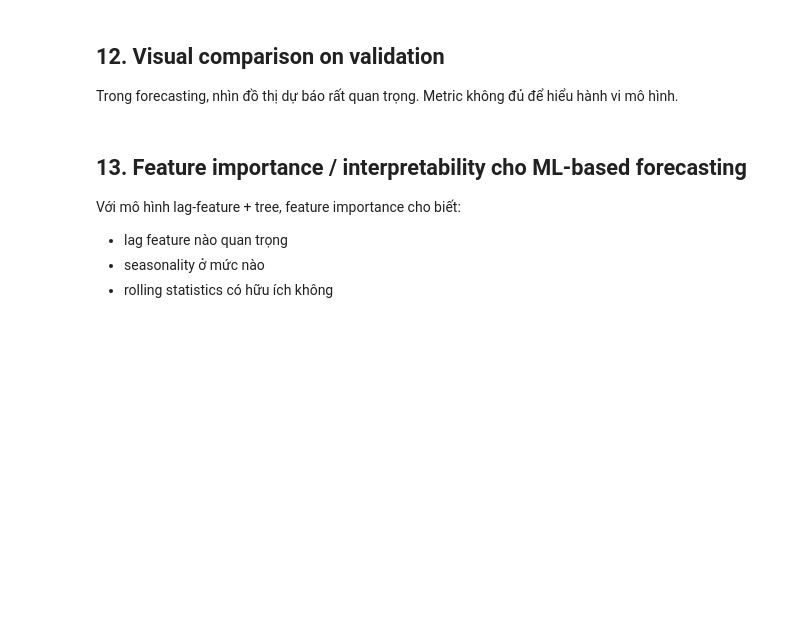
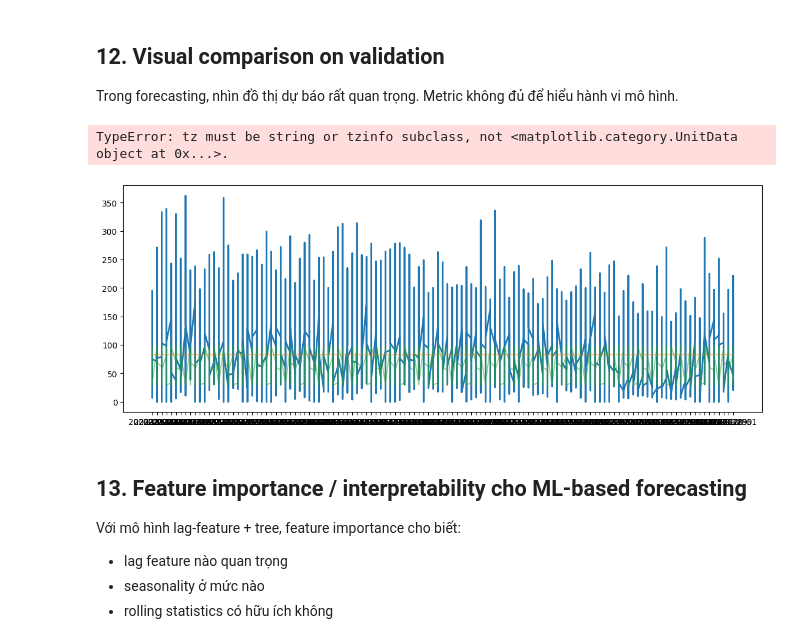
Before and after one commit to ngyxntthaoo/IS6404.CH201-Phan-tich-du-lieu-nang-cao, a Jupyter notebook: Lab04c_Lec06_TimeSeries_ML_Forecasting_PTDL.ipynb, the cells around one changed output. Saved outputs shown, nothing was run; the diff lists cells and outputs as text; code cells hidden in the pictures; blank space fills up the shorter version.

```diff
--- a/Lab04c_Lec06_TimeSeries_ML_Forecasting_PTDL.ipynb
+++ b/Lab04c_Lec06_TimeSeries_ML_Forecasting_PTDL.ipynb
@@ -189,5 +248,5 @@ def seasonal_naive_predict(history_values, horizon, season_length=7):
         preds.append(history_values[-season_length + (i % season_length)])
     return np.array(preds)
 
-val_pred_snaive = seasonal_naive_predict(train_df["y"].values, len(val_df), season_length=7)
-eval_forecast(val_df["y"], val_pred_snaive, prefix="val")
+val_pred_snaive = seasonal_naive_predict(train_df["Units Sold"].values, len(val_df), season_length=7)
+eval_forecast(val_df["Units Sold"], val_pred_snaive, prefix="val")
@@ -229,21 +296,21 @@ eval_forecast(val_df["y"], val_pred_arima, prefix="val")
 # %%
 def make_ts_features(df_in):
     df_feat = df_in.copy()
-    df_feat = df_feat.sort_values("ds").reset_index(drop=True)
-
+    df_feat = df_feat.sort_values("Date").reset_index(drop=True)
+    df_feat["Date"] = pd.to_datetime(df_feat["Date"])
     # Lag features
     for lag in [1, 2, 3, 7, 14, 28]:
-        df_feat[f"lag_{lag}"] = df_feat["y"].shift(lag)
+        df_feat[f"lag_{lag}"] = df_feat["Units Sold"].shift(lag)
 
     # Rolling features
     for window in [7, 14, 28]:
-        df_feat[f"roll_mean_{window}"] = df_feat["y"].shift(1).rolling(window).mean()
-        df_feat[f"roll_std_{window}"] = df_feat["y"].shift(1).rolling(window).std()
+        df_feat[f"roll_mean_{window}"] = df_feat["Units Sold"].shift(1).rolling(window).mean()
+        df_feat[f"roll_std_{window}"] = df_feat["Units Sold"].shift(1).rolling(window).std()
 
     # Calendar features
-    df_feat["dayofweek"] = df_feat["ds"].dt.dayofweek
-    df_feat["month"] = df_feat["ds"].dt.month
-    df_feat["dayofyear"] = df_feat["ds"].dt.dayofyear
+    df_feat["dayofweek"] = df_feat["Date"].dt.dayofweek
+    df_feat["month"] = df_feat["Date"].dt.month
+    df_feat["dayofyear"] = df_feat["Date"].dt.dayofyear
 
     return df_feat
 
@@ -252,20 +332,21 @@ df_feat.head(10)
 # %%
 # Split again after feature generation, but NEVER use future information
-train_feat = df_feat[df_feat["ds"] < "2023-01-01"].copy()
-val_feat = df_feat[(df_feat["ds"] >= "2023-01-01") & (df_feat["ds"] < "2023-07-01")].copy()
-test_feat = df_feat[df_feat["ds"] >= "2023-07-01"].copy()
+train_feat = df_feat[df_feat["Date"] < "2023-07-01"].copy()
+val_feat = df_feat[(df_feat["Date"] >= "2023-07-01") & (df_feat["Date"] < "2023-11-01")].copy()
+test_feat = df_feat[df_feat["Date"] >= "2023-11-01"].copy()
 
-feature_cols = [c for c in train_feat.columns if c not in ["ds", "y"]]
+
+feature_cols = [c for c in train_feat.columns if c not in ["Date", "Units Sold", "Store ID", "Product ID", "Category", "Region", "Weather Condition", "Seasonality"]]
 
 train_feat = train_feat.dropna().reset_index(drop=True)
 val_feat = val_feat.dropna().reset_index(drop=True)
 test_feat = test_feat.dropna().reset_index(drop=True)
 
 X_train = train_feat[feature_cols]
-y_train = train_feat["y"]
+y_train = train_feat["Units Sold"]
 X_val = val_feat[feature_cols]
-y_val = val_feat["y"]
+y_val = val_feat["Units Sold"]
 X_test = test_feat[feature_cols]
-y_test = test_feat["y"]
+y_test = test_feat["Units Sold"]
 
 X_train.shape, X_val.shape, X_test.shape
@@ -329,14 +427,17 @@ Trong forecasting, nhìn đồ thị dự báo rất quan trọng.
 Metric không đủ để hiểu hành vi mô hình.
 # %%
 plt.figure(figsize=(14,5))
-plt.plot(val_df["ds"], val_df["y"], label="actual", linewidth=2)
-plt.plot(val_df["ds"], val_pred_naive, label="naive", alpha=0.5)
-plt.plot(val_df["ds"], val_pred_snaive, label="seasonal_naive", alpha=0.5)
-plt.plot(val_feat["ds"], val_pred_ridge, label="ridge_lag", alpha=0.8)
-plt.plot(val_feat["ds"], val_pred_hgb, label="hgb_lag", alpha=0.8)
+plt.plot(val_df["Date"], val_df["Units Sold"], label="actual", linewidth=2)
+plt.plot(val_df["Date"], val_pred_naive, label="naive", alpha=0.5)
+plt.plot(val_df["Date"], val_pred_snaive, label="seasonal_naive", alpha=0.5)
+plt.plot(val_feat["Date"], val_pred_ridge, label="ridge_lag", alpha=0.8)
+plt.plot(val_feat["Date"], val_pred_hgb, label="hgb_lag", alpha=0.8)
 plt.legend()
 plt.title("Validation forecast comparison (including Prophet)")
 plt.show()
+# %% [output]
+TypeError: tz must be string or tzinfo subclass, not <matplotlib.category.UnitData object at 0x...>.
+[figure, added]
 # %% [markdown]
 ## 13. Feature importance / interpretability cho ML-based forecasting
 
```
Also changed, not shown: parts of 25 cells of this notebook.
